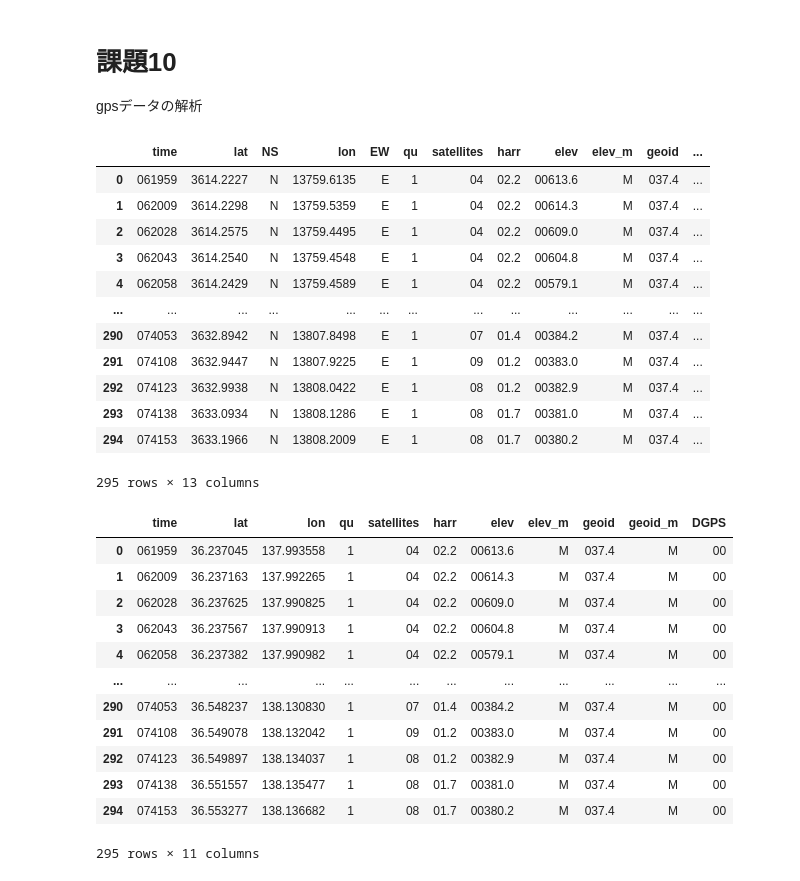
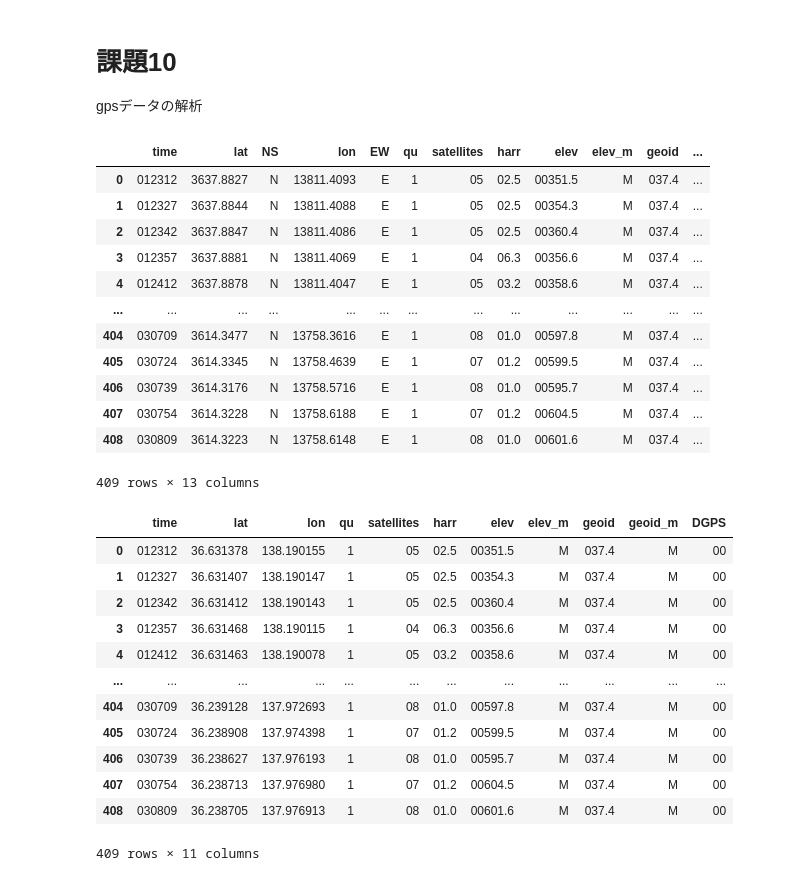
Before and after one commit to asano-lab/oasobi, a Jupyter notebook: ex10.ipynb, the cells around one changed output. Drawn from its saved outputs; the diff is of its cells as text; code cells hidden in the pictures.

```diff
--- a/ex10.ipynb
+++ b/ex10.ipynb
@@ -8,36 +8,36 @@ import folium
 import pandas as pd
 import numpy as np
 # %%
-fnamer = "log/matsumoto-nagano-100318.log"
-# fnamer = "log/nagano-matsumoto-100318.log"
+# fnamer = "log/matsumoto-nagano-100318.log"
+fnamer = "log/nagano-matsumoto-100318.log"
 
 with open(fnamer, "r") as f:
     gpgga_list = []
     for i in f.readlines():
         elements = i.split(",")
         if elements[0] == "$GPGGA":
             gpgga_list.append(elements[1:-1])
 gpgga_df = pd.DataFrame(gpgga_list, columns=[
     "time", "lat", "NS", "lon", "EW",
     "qu", "satellites", "harr",
     "elev", "elev_m", "geoid", "geoid_m",
     "DGPS"
 ])
 gpgga_df
 # %% [output]
 |  | time | lat | NS | lon | EW | qu | satellites | harr | elev | elev_m | geoid | ... |
-| 0 | 061959 | 3614.2227 | N | 13759.6135 | E | 1 | 04 | 02.2 | 00613.6 | M | 037.4 | ... |
-| 1 | 062009 | 3614.2298 | N | 13759.5359 | E | 1 | 04 | 02.2 | 00614.3 | M | 037.4 | ... |
-| 2 | 062028 | 3614.2575 | N | 13759.4495 | E | 1 | 04 | 02.2 | 00609.0 | M | 037.4 | ... |
-| 3 | 062043 | 3614.2540 | N | 13759.4548 | E | 1 | 04 | 02.2 | 00604.8 | M | 037.4 | ... |
-| 4 | 062058 | 3614.2429 | N | 13759.4589 | E | 1 | 04 | 02.2 | 00579.1 | M | 037.4 | ... |
+| 0 | 012312 | 3637.8827 | N | 13811.4093 | E | 1 | 05 | 02.5 | 00351.5 | M | 037.4 | ... |
+| 1 | 012327 | 3637.8844 | N | 13811.4088 | E | 1 | 05 | 02.5 | 00354.3 | M | 037.4 | ... |
+| 2 | 012342 | 3637.8847 | N | 13811.4086 | E | 1 | 05 | 02.5 | 00360.4 | M | 037.4 | ... |
+| 3 | 012357 | 3637.8881 | N | 13811.4069 | E | 1 | 04 | 06.3 | 00356.6 | M | 037.4 | ... |
+| 4 | 012412 | 3637.8878 | N | 13811.4047 | E | 1 | 05 | 03.2 | 00358.6 | M | 037.4 | ... |
 | ... | ... | ... | ... | ... | ... | ... | ... | ... | ... | ... | ... | ... |
-| 290 | 074053 | 3632.8942 | N | 13807.8498 | E | 1 | 07 | 01.4 | 00384.2 | M | 037.4 | ... |
-| 291 | 074108 | 3632.9447 | N | 13807.9225 | E | 1 | 09 | 01.2 | 00383.0 | M | 037.4 | ... |
-| 292 | 074123 | 3632.9938 | N | 13808.0422 | E | 1 | 08 | 01.2 | 00382.9 | M | 037.4 | ... |
-| 293 | 074138 | 3633.0934 | N | 13808.1286 | E | 1 | 08 | 01.7 | 00381.0 | M | 037.4 | ... |
-| 294 | 074153 | 3633.1966 | N | 13808.2009 | E | 1 | 08 | 01.7 | 00380.2 | M | 037.4 | ... |
+| 404 | 030709 | 3614.3477 | N | 13758.3616 | E | 1 | 08 | 01.0 | 00597.8 | M | 037.4 | ... |
+| 405 | 030724 | 3614.3345 | N | 13758.4639 | E | 1 | 07 | 01.2 | 00599.5 | M | 037.4 | ... |
+| 406 | 030739 | 3614.3176 | N | 13758.5716 | E | 1 | 08 | 01.0 | 00595.7 | M | 037.4 | ... |
+| 407 | 030754 | 3614.3228 | N | 13758.6188 | E | 1 | 07 | 01.2 | 00604.5 | M | 037.4 | ... |
+| 408 | 030809 | 3614.3223 | N | 13758.6148 | E | 1 | 08 | 01.0 | 00601.6 | M | 037.4 | ... |
-295 rows × 13 columns
+409 rows × 13 columns
 # %%
 def decode_lat_lon(df, column):
     """
@@ -54,18 +54,18 @@ gpgga_df["lon"] = gpgga_df["lon"] * ((gpgga_df.pop("EW") == "E") * 2 - 1)
 gpgga_df
 # %% [output]
 |  | time | lat | lon | qu | satellites | harr | elev | elev_m | geoid | geoid_m | DGPS |
-| 0 | 061959 | 36.237045 | 137.993558 | 1 | 04 | 02.2 | 00613.6 | M | 037.4 | M | 00 |
-| 1 | 062009 | 36.237163 | 137.992265 | 1 | 04 | 02.2 | 00614.3 | M | 037.4 | M | 00 |
-| 2 | 062028 | 36.237625 | 137.990825 | 1 | 04 | 02.2 | 00609.0 | M | 037.4 | M | 00 |
-| 3 | 062043 | 36.237567 | 137.990913 | 1 | 04 | 02.2 | 00604.8 | M | 037.4 | M | 00 |
-| 4 | 062058 | 36.237382 | 137.990982 | 1 | 04 | 02.2 | 00579.1 | M | 037.4 | M | 00 |
+| 0 | 012312 | 36.631378 | 138.190155 | 1 | 05 | 02.5 | 00351.5 | M | 037.4 | M | 00 |
+| 1 | 012327 | 36.631407 | 138.190147 | 1 | 05 | 02.5 | 00354.3 | M | 037.4 | M | 00 |
+| 2 | 012342 | 36.631412 | 138.190143 | 1 | 05 | 02.5 | 00360.4 | M | 037.4 | M | 00 |
+| 3 | 012357 | 36.631468 | 138.190115 | 1 | 04 | 06.3 | 00356.6 | M | 037.4 | M | 00 |
+| 4 | 012412 | 36.631463 | 138.190078 | 1 | 05 | 03.2 | 00358.6 | M | 037.4 | M | 00 |
 | ... | ... | ... | ... | ... | ... | ... | ... | ... | ... | ... | ... |
-| 290 | 074053 | 36.548237 | 138.130830 | 1 | 07 | 01.4 | 00384.2 | M | 037.4 | M | 00 |
-| 291 | 074108 | 36.549078 | 138.132042 | 1 | 09 | 01.2 | 00383.0 | M | 037.4 | M | 00 |
-| 292 | 074123 | 36.549897 | 138.134037 | 1 | 08 | 01.2 | 00382.9 | M | 037.4 | M | 00 |
-| 293 | 074138 | 36.551557 | 138.135477 | 1 | 08 | 01.7 | 00381.0 | M | 037.4 | M | 00 |
-| 294 | 074153 | 36.553277 | 138.136682 | 1 | 08 | 01.7 | 00380.2 | M | 037.4 | M | 00 |
+| 404 | 030709 | 36.239128 | 137.972693 | 1 | 08 | 01.0 | 00597.8 | M | 037.4 | M | 00 |
+| 405 | 030724 | 36.238908 | 137.974398 | 1 | 07 | 01.2 | 00599.5 | M | 037.4 | M | 00 |
+| 406 | 030739 | 36.238627 | 137.976193 | 1 | 08 | 01.0 | 00595.7 | M | 037.4 | M | 00 |
+| 407 | 030754 | 36.238713 | 137.976980 | 1 | 07 | 01.2 | 00604.5 | M | 037.4 | M | 00 |
+| 408 | 030809 | 36.238705 | 137.976913 | 1 | 08 | 01.0 | 00601.6 | M | 037.4 | M | 00 |
-295 rows × 11 columns
+409 rows × 11 columns
 # %%
 fig = folium.Figure()
 
```
Also changed, not shown: parts of 3 cells of this notebook.
